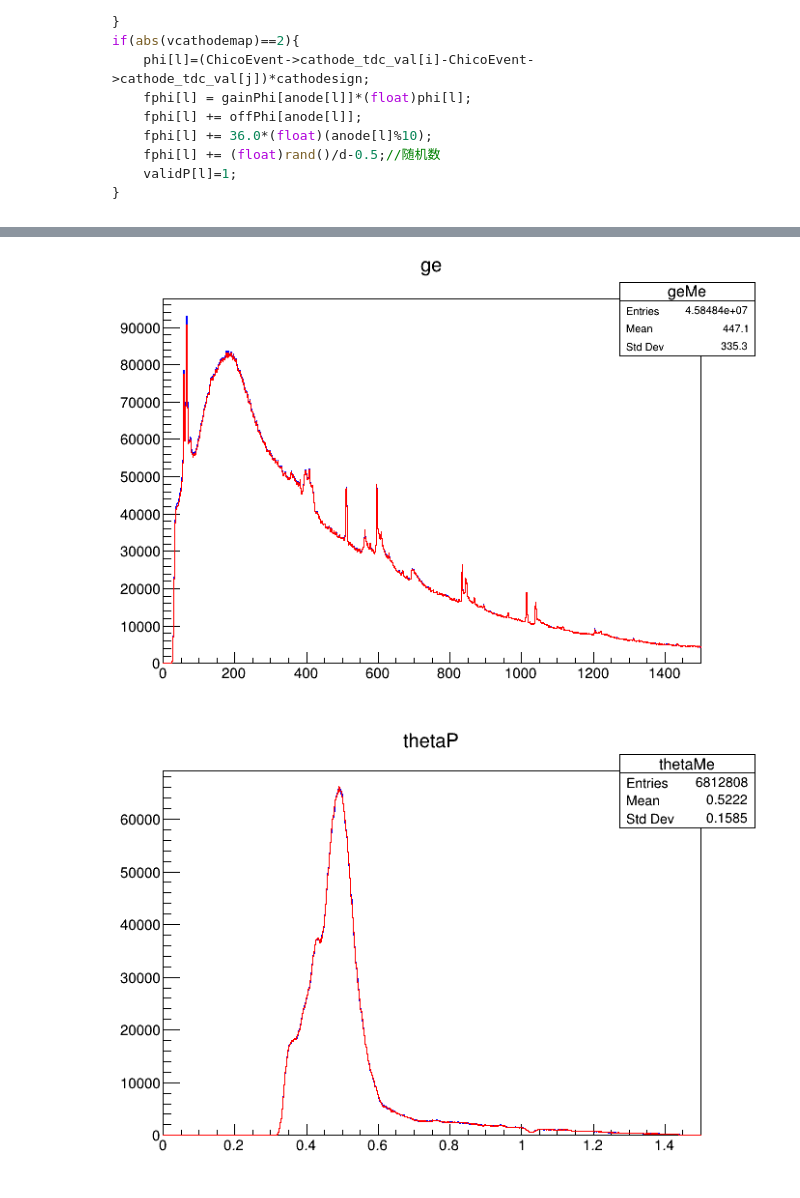
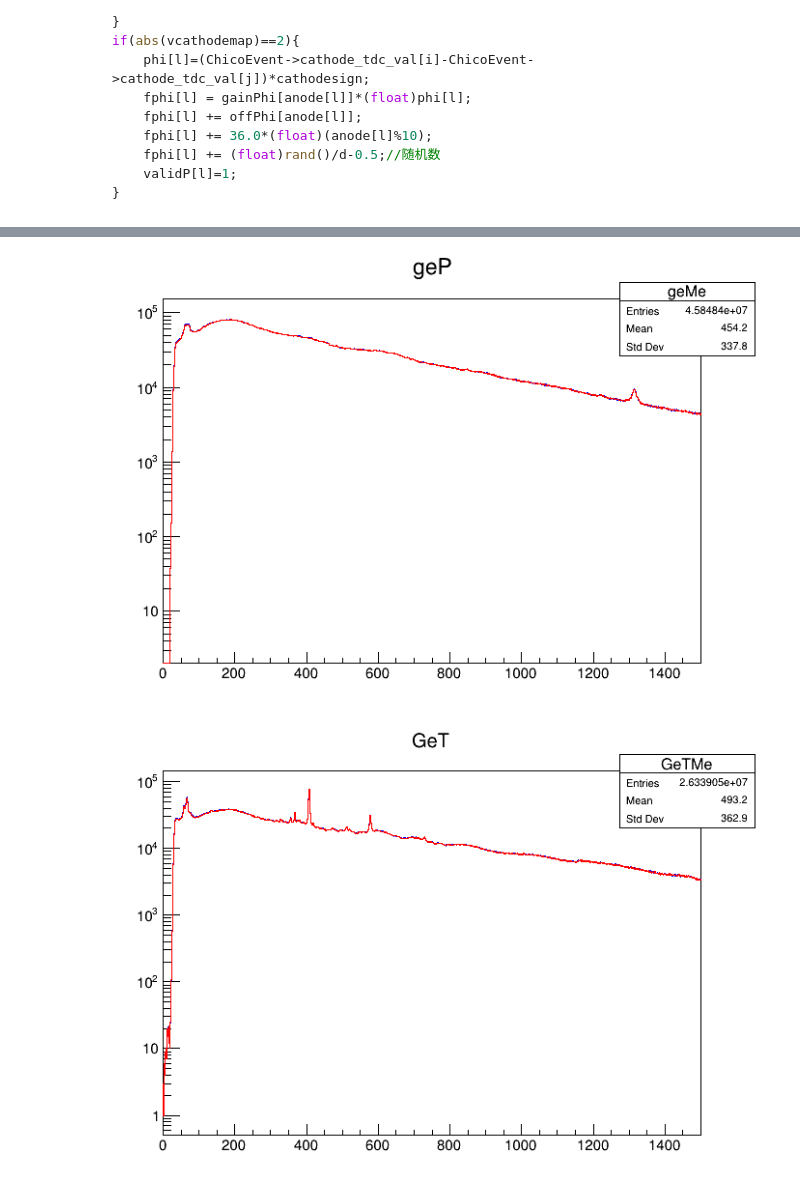
Before and after one commit to zhangjizhi66/MNT, a Jupyter notebook: MakeCoin/ana.ipynb, the cells around one changed output, grey strips where cells are left out. Cells and saved outputs as stored; diff of their text form; code cells hidden in the pictures.

```diff
--- a/MakeCoin/ana.ipynb
+++ b/MakeCoin/ana.ipynb
@@ -74,28 +169,28 @@ c1->Draw();
 # %%
-treeMe->Draw("ge>>geMe(1500,0,1500)");
+treeMe->Draw("geP>>geMe(1500,0,1500)");
 Me = (TH1D*)gROOT->FindObject("geMe");
 Me->SetLineColor(kBlue);
 
-treeLi->Draw("ge>>geLi(1500,0,1500)");
+treeLi->Draw("geP>>geLi(1500,0,1500)");
 Li = (TH1D*)gROOT->FindObject("geLi");
 Li->SetLineColor(kRed);
 
 Me->Draw();
 Li->Draw("same");
 c1->Draw();
 # %% [output]
-[figure, old version]
+[figure, new version]
 # %%
-treeMe->Draw("thetaP>>thetaMe(1000,0,1.5)");
-Me = (TH1D*)gROOT->FindObject("thetaMe");
+treeMe->Draw("GeT>>GeTMe(1500,0,1500)");
+Me = (TH1D*)gROOT->FindObject("GeTMe");
 Me->SetLineColor(kBlue);
 
-treeLi->Draw("thetaP>>thetaLi(1000,0,1.5)");
-Li = (TH1D*)gROOT->FindObject("thetaLi");
+treeLi->Draw("GeT>>GeTLi(1500,0,1500)");
+Li = (TH1D*)gROOT->FindObject("GeTLi");
 Li->SetLineColor(kRed);
 
 Me->Draw();
 Li->Draw("same");
 c1->Draw();
 # %% [output]
-[figure, old version]
+[figure, new version]
```
Also changed, not shown: parts of 11 cells of this notebook, 39 other files.
